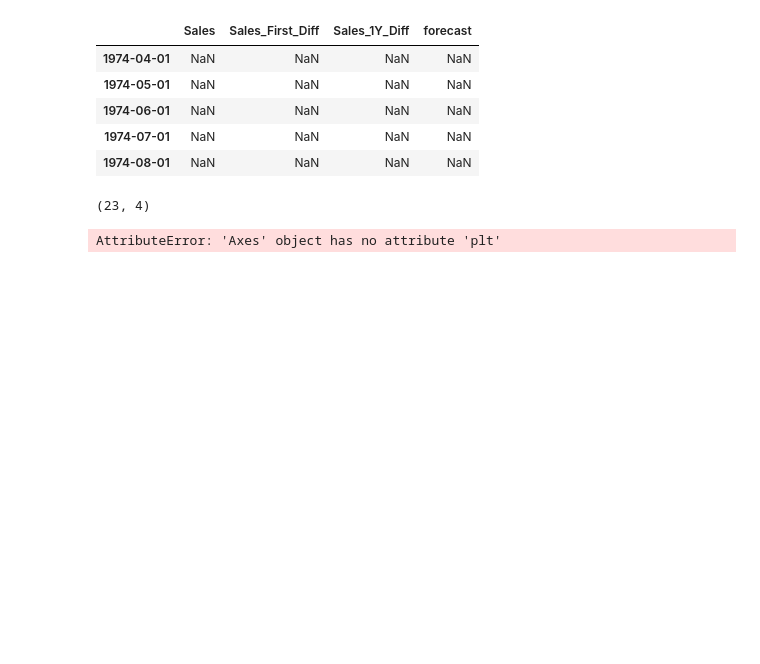
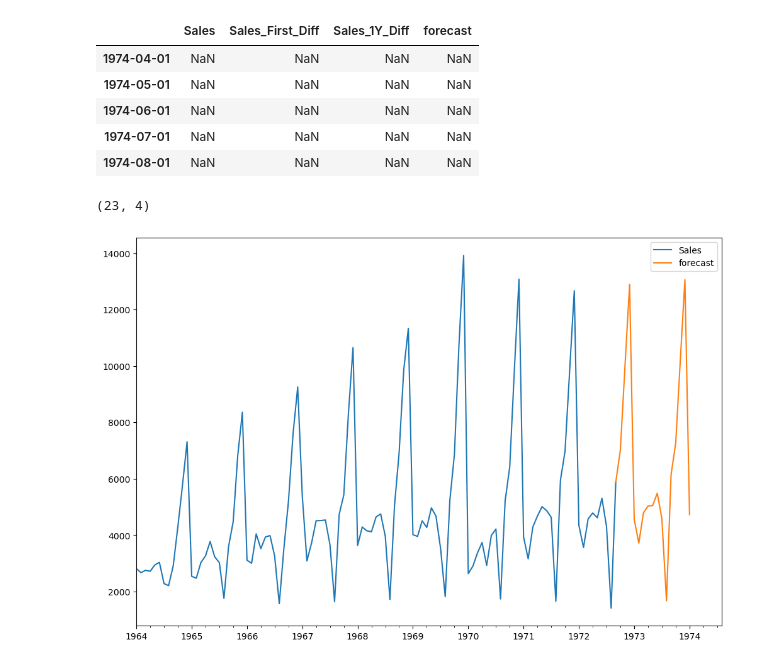
Before and after one commit to sarvesh-114/Time-Series-Forecasting, a Jupyter notebook: ARIMA&SARIMA.ipynb, the cells around one changed output. Cells and saved outputs as stored; diff of their text form; code cells hidden in the pictures; blank space fills up the shorter version.

```diff
--- a/ARIMA&SARIMA.ipynb
+++ b/ARIMA&SARIMA.ipynb
@@ -241,6 +241,7 @@ future_datest_data.shape
 future_df=pd.concat([data,future_datest_data])
 # %%
 future_df['forecast'] = results.predict(start = 104, end = 120, dynamic= True)
-future_df[['Sales', 'forecast']].plot(figsize=(12, 8)).plt.plot()
+future_df[['Sales', 'forecast']].plot(figsize=(12, 8))
+plt.show()
 # %% [output]
-AttributeError: 'Axes' object has no attribute 'plt'
+[figure, added]
```
